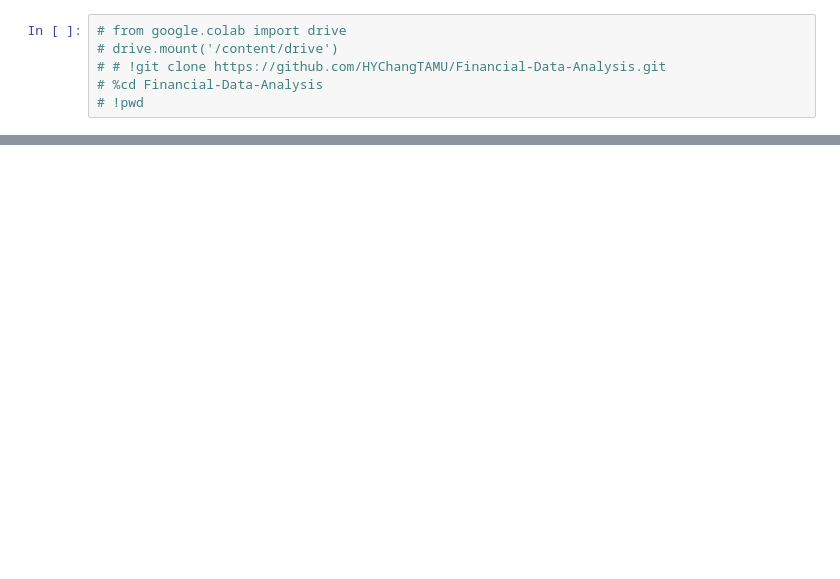
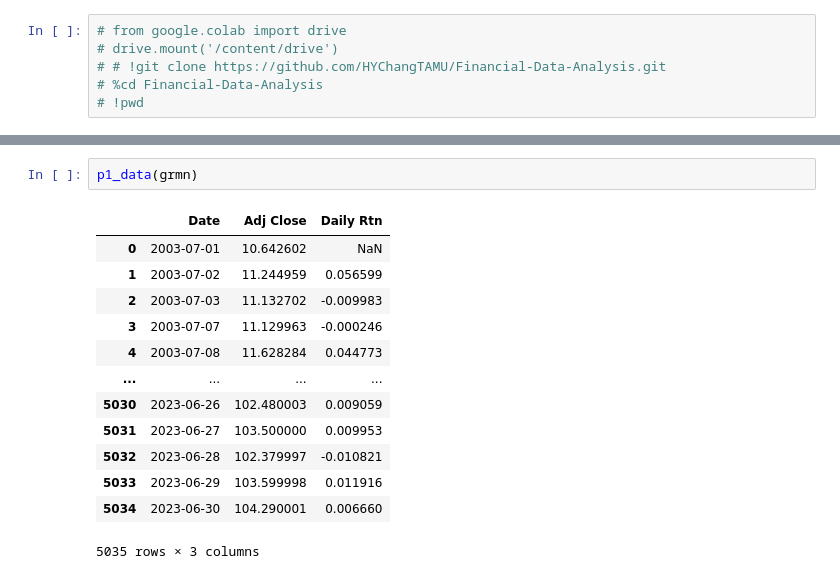
Before and after one commit to HYChangTAMU/Projects, a Jupyter notebook: Assignment1/Project1.ipynb, the cells around one changed output, grey strips where cells are left out. Cells and saved outputs as stored; diff of their text form; blank space fills up the shorter version.

```diff
--- a/Assignment1/Project1.ipynb
+++ b/Assignment1/Project1.ipynb
@@ -96,0 +57,16 @@ qmco
+# %%
+p1_data(grmn)
+# %% [output]
+|  | Date | Adj Close | Daily Rtn |
+| 0 | 2003-07-01 | 10.642602 | NaN |
+| 1 | 2003-07-02 | 11.244959 | 0.056599 |
+| 2 | 2003-07-03 | 11.132702 | -0.009983 |
+| 3 | 2003-07-07 | 11.129963 | -0.000246 |
+| 4 | 2003-07-08 | 11.628284 | 0.044773 |
+| ... | ... | ... | ... |
+| 5030 | 2023-06-26 | 102.480003 | 0.009059 |
+| 5031 | 2023-06-27 | 103.500000 | 0.009953 |
+| 5032 | 2023-06-28 | 102.379997 | -0.010821 |
+| 5033 | 2023-06-29 | 103.599998 | 0.011916 |
+| 5034 | 2023-06-30 | 104.290001 | 0.006660 |
+5035 rows × 3 columns
```
Also changed, not shown: parts of 11 cells of this notebook.
